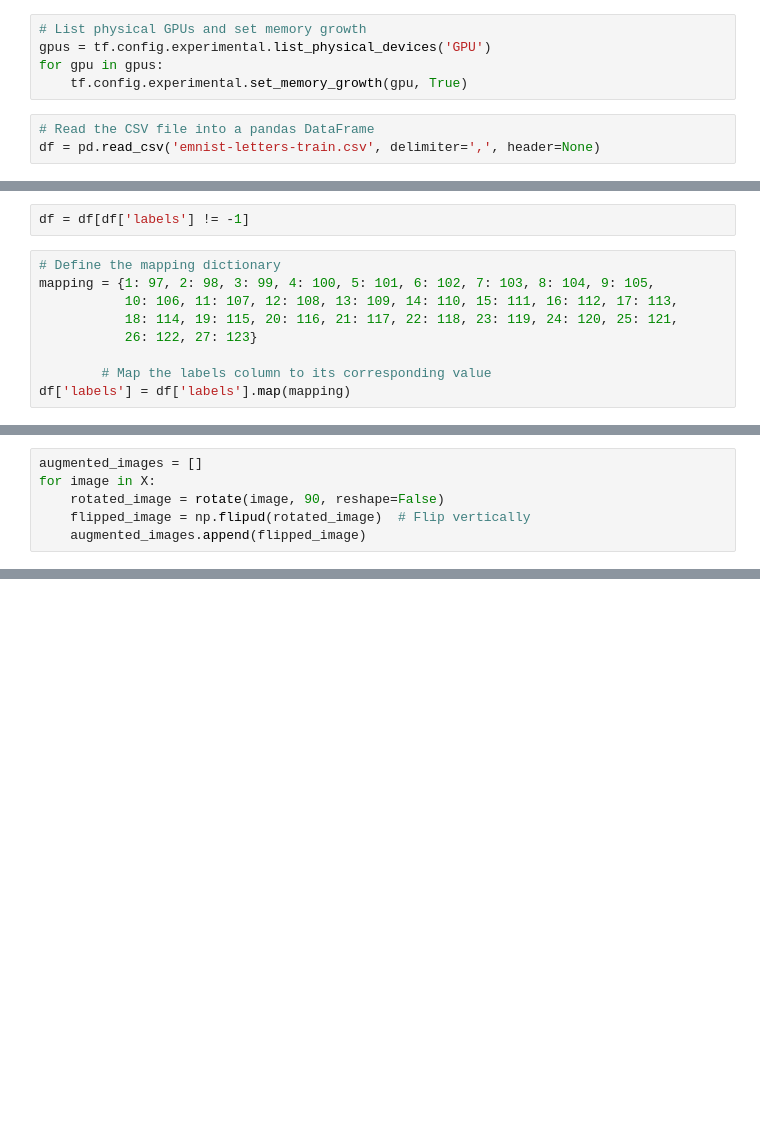
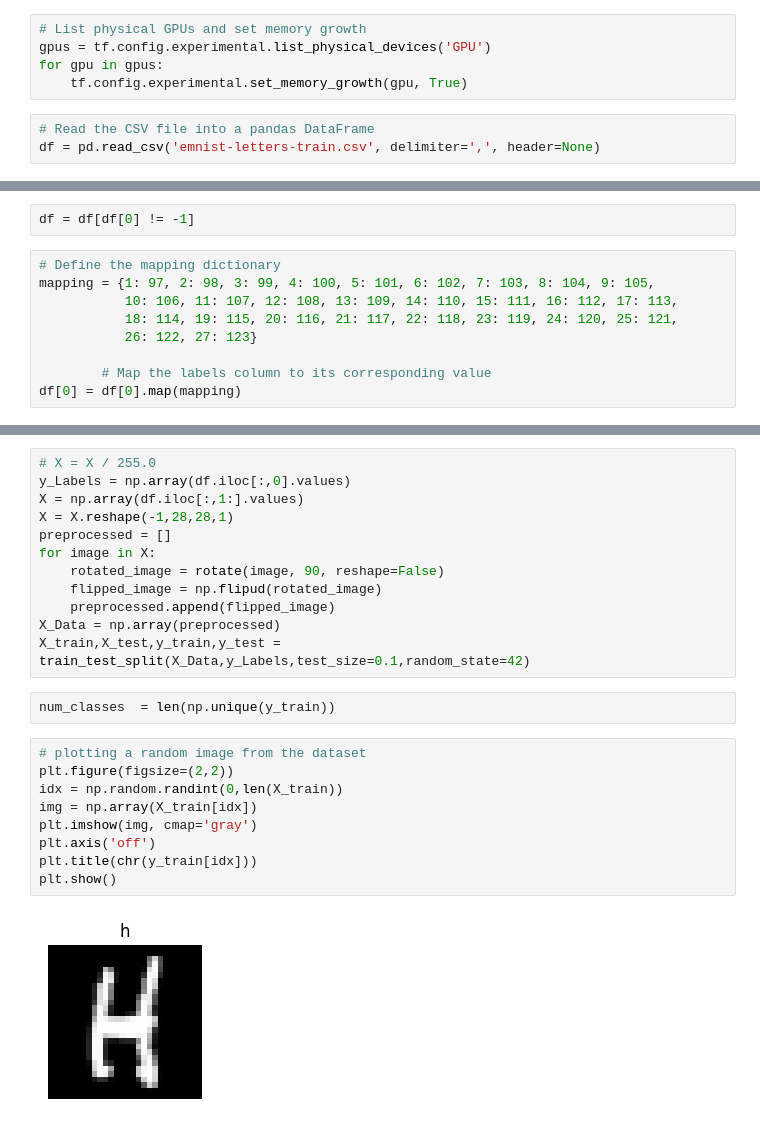
Before and after one commit to REHXZ/DELE_CA2, a Jupyter notebook: CGAN.ipynb, the cells around one changed output, grey strips where cells are left out. Drawn from its saved outputs; the diff is of its cells as text; blank space fills up the shorter version.

```diff
--- a/CGAN.ipynb
+++ b/CGAN.ipynb
@@ -69,5 +87,5 @@ df.rename(columns={0: 'labels'}, inplace=True)
 # %%
-df = df[df['labels'] != -1]
+df = df[df[0] != -1]
 # %%
 # Define the mapping dictionary
 mapping = {1: 97, 2: 98, 3: 99, 4: 100, 5: 101, 6: 102, 7: 103, 8: 104, 9: 105,
@@ -76,4 +94,4 @@ mapping = {1: 97, 2: 98, 3: 99, 4: 100, 5: 101, 6: 102, 7: 103, 8: 104, 9: 105,
            26: 122, 27: 123}
 
         # Map the labels column to its corresponding value
-df['labels'] = df['labels'].map(mapping)
+df[0] = df[0].map(mapping)
@@ -87,6 +97,0 @@ X = X.reshape(-1,28,28,1)
-# %%
-augmented_images = []
-for image in X:
-    rotated_image = rotate(image, 90, reshape=False)
-    flipped_image = np.flipud(rotated_image)  # Flip vertically
-    augmented_images.append(flipped_image)
@@ -424,0 +98,25 @@ KeyboardInterrupt:
+# %%
+# X = X / 255.0
+y_Labels = np.array(df.iloc[:,0].values)
+X = np.array(df.iloc[:,1:].values)
+X = X.reshape(-1,28,28,1)
+preprocessed = []
+for image in X:
+    rotated_image = rotate(image, 90, reshape=False)
+    flipped_image = np.flipud(rotated_image)
+    preprocessed.append(flipped_image)
+X_Data = np.array(preprocessed)
+X_train,X_test,y_train,y_test = train_test_split(X_Data,y_Labels,test_size=0.1,random_state=42)
+# %%
+num_classes  = len(np.unique(y_train))
+# %%
+# plotting a random image from the dataset
+plt.figure(figsize=(2,2))
+idx = np.random.randint(0,len(X_train))
+img = np.array(X_train[idx])
+plt.imshow(img, cmap='gray')
+plt.axis('off')
+plt.title(chr(y_train[idx]))
+plt.show()
+# %% [output]
+[figure, added]
```
Also changed, not shown: parts of 16 cells of this notebook, 3 other files.
